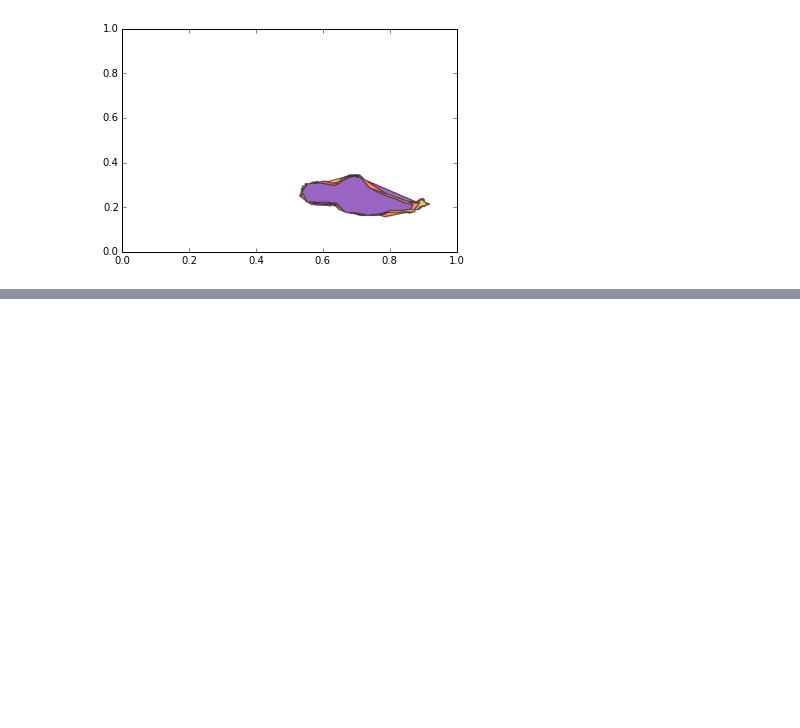
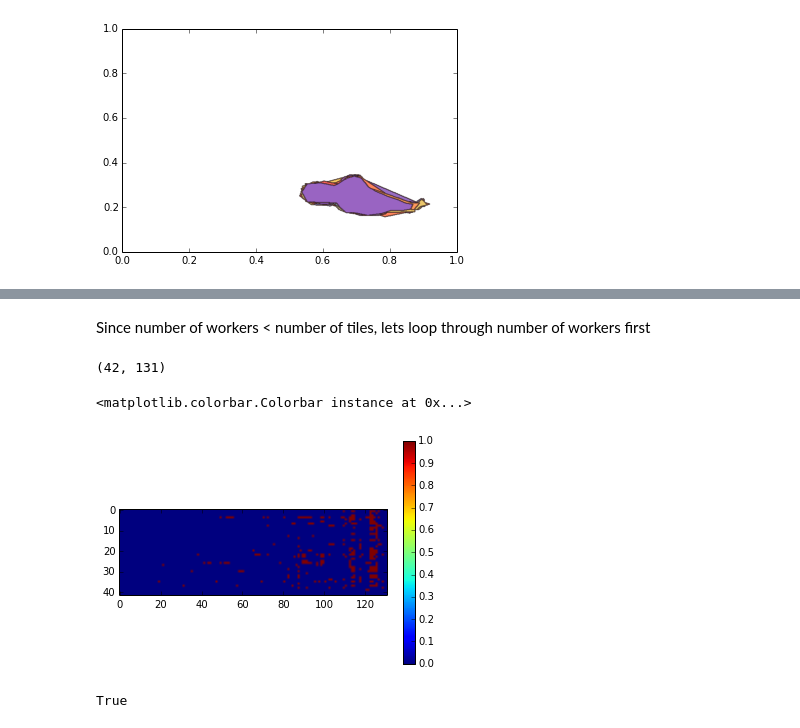
Before and after one commit to dorisjlee/crowd-seg, a Jupyter notebook: analysis/2017_02_21_TileGraphEM2.ipynb, the cells around one changed output, grey strips where cells are left out. Cells and saved outputs as stored; diff of their text form; code cells hidden in the pictures; blank space fills up the shorter version.

```diff
--- a/analysis/2017_02_21_TileGraphEM2.ipynb
+++ b/analysis/2017_02_21_TileGraphEM2.ipynb
@@ -219,0 +207,5 @@ tiles
+# %%
+M = len(tiles)
+# %%
+worker_lst  = unique(bb_objects.worker_id)
+N = len(worker_lst)
@@ -219,0 +214,10 @@ tiles
+# %%
+for worker_indicator,i in zip(indicator_matrix,range(N+1)):
+    tile = Polygon(tiles[i])
+    # Check if worker's polygon contains this tile
+
+    # Last row contains region area size
+    if i==N+1:
+        indicator_matrix
+# %% [markdown]
+Since number of workers < number of tiles, lets loop through number of workers first
@@ -219,0 +228,25 @@ tiles
+# %%
+shape(indicator_matrix)
+# %% [output]
+(42, 131)
+# %%
+PLOT=False
+indicator_matrix = np.zeros((N+1,M))
+for  wi in range(N):
+    worker_id = worker_lst[wi]
+    worker_bb_info = bb_objects[bb_objects["worker_id"]==worker_id]
+    worker_BB_polygon = Polygon(zip(*process_raw_locs([worker_bb_info["x_locs"].values[0],worker_bb_info["y_locs"].values[0]])))
+    # Check if worker's polygon contains this tile
+    for tile_i in range(M):
+        #tile = Polygon(tiles[tile_i])
+        #Take the transpose of the tile graph polygon because during the tile creation process the xy was flipped
+        tile= Polygon(zip(tiles[tile_i][:,1],tiles[tile_i][:,0]))
+        if PLOT:
+            plt.figure()
+            plot_coords(tile)
+            plot_coords(worker_BB_polygon,color="blue")
+#         if worker_BB_polygon.intersects(tile):
+        if worker_BB_polygon.contains(tile):
+#             print 'Here'
+#             print worker_id,tile_i
+            indicator_matrix[wi][tile_i]=1
@@ -219,0 +260,13 @@ tiles
+# %%
+plt.imshow(indicator_matrix,cmap="jet")
+plt.colorbar()
+# %% [output]
+<matplotlib.colorbar.Colorbar instance at 0x...>
+[figure, added]
+# %%
+# Example testing whether shapely's contains function works.
+big = Polygon([[0,0],[2,0],[2,2],[0,2]])
+small = Polygon([[0,0],[1,0],[1,1],[0,1]])
+big.contains(small)
+# %% [output]
+True
```
Also changed, not shown: parts of 22 cells of this notebook.
